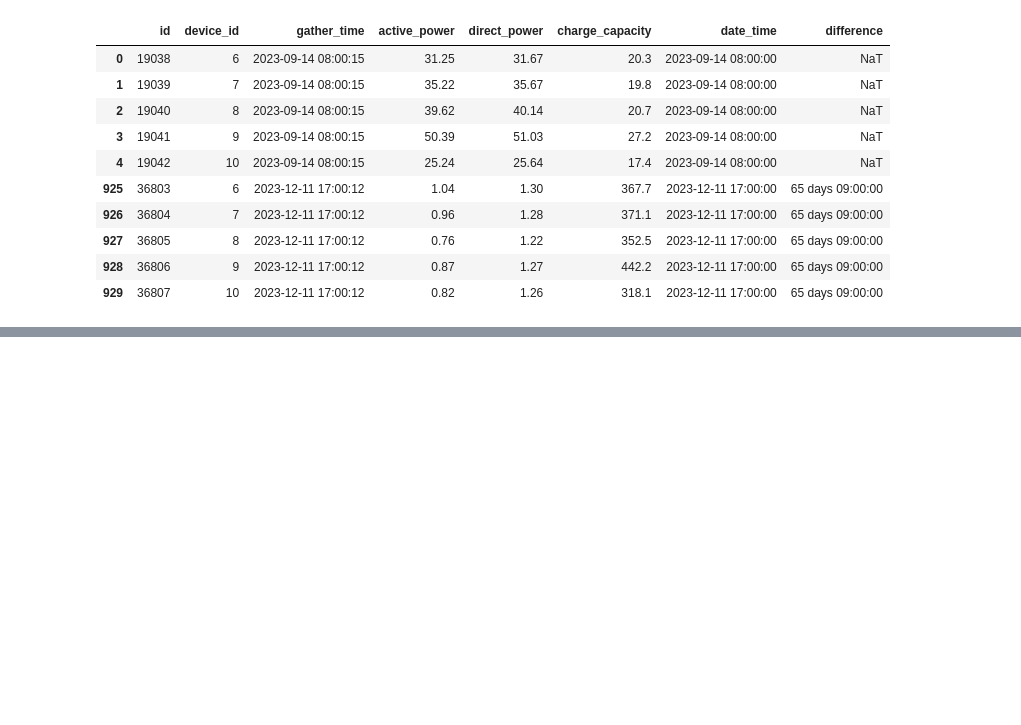
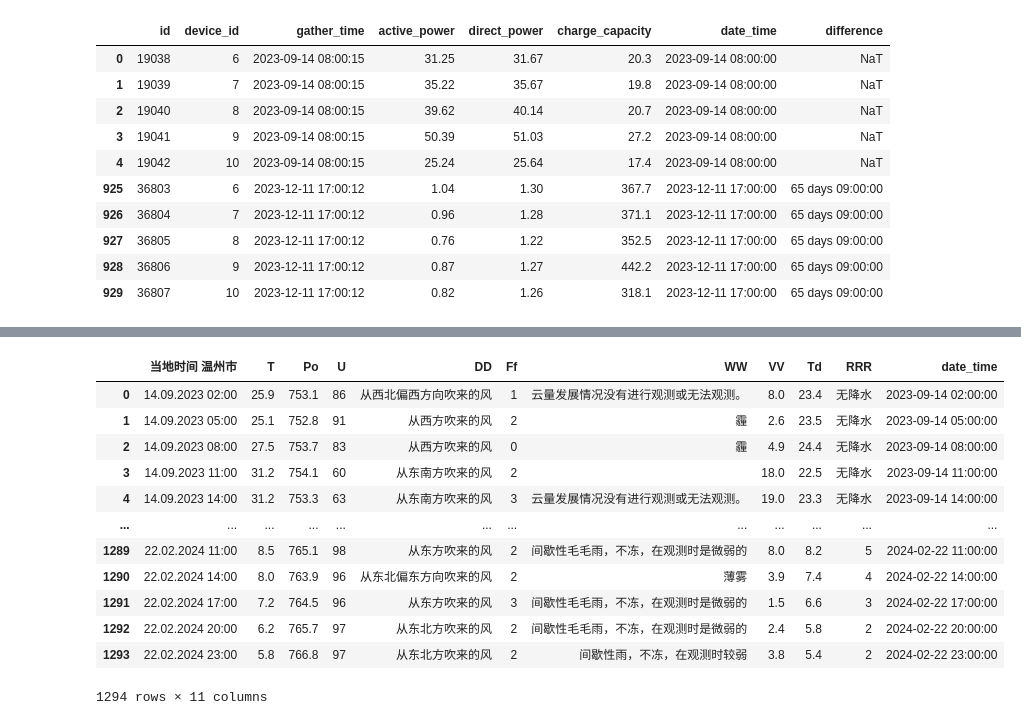
Before and after one commit to UGama/ChenTai_Power_Station, a Jupyter notebook: data_process.ipynb, the cells around one changed output, grey strips where cells are left out. Saved outputs shown, nothing was run; the diff lists cells and outputs as text; code cells hidden in the pictures; blank space fills up the shorter version.

```diff
--- a/data_process.ipynb
+++ b/data_process.ipynb
@@ -465,0 +581,2 @@ df_pv=df_pv_copy
+# %%
+df_weather.drop(['ff3'], axis=1, inplace=True)
@@ -465,0 +647,17 @@ df_pv=df_pv_copy
+# %%
+df_weather['date_time'] = pd.to_datetime(df_weather['当地时间 温州市'], dayfirst=True).dt.floor('min')
+df_weather
+# %% [output]
+|  | 当地时间 温州市 | T | Po | U | DD | Ff | WW | VV | Td | RRR | date_time |
+| 0 | 14.09.2023 02:00 | 25.9 | 753.1 | 86 | 从西北偏西方向吹来的风 | 1 | 云量发展情况没有进行观测或无法观测。 | 8.0 | 23.4 | 无降水 | 2023-09-14 02:00:00 |
+| 1 | 14.09.2023 05:00 | 25.1 | 752.8 | 91 | 从西方吹来的风 | 2 | 霾 | 2.6 | 23.5 | 无降水 | 2023-09-14 05:00:00 |
+| 2 | 14.09.2023 08:00 | 27.5 | 753.7 | 83 | 从西方吹来的风 | 0 | 霾 | 4.9 | 24.4 | 无降水 | 2023-09-14 08:00:00 |
+| 3 | 14.09.2023 11:00 | 31.2 | 754.1 | 60 | 从东南方吹来的风 | 2 |  | 18.0 | 22.5 | 无降水 | 2023-09-14 11:00:00 |
+| 4 | 14.09.2023 14:00 | 31.2 | 753.3 | 63 | 从东南方吹来的风 | 3 | 云量发展情况没有进行观测或无法观测。 | 19.0 | 23.3 | 无降水 | 2023-09-14 14:00:00 |
+| ... | ... | ... | ... | ... | ... | ... | ... | ... | ... | ... | ... |
+| 1289 | 22.02.2024 11:00 | 8.5 | 765.1 | 98 | 从东方吹来的风 | 2 | 间歇性毛毛雨，不冻，在观测时是微弱的 | 8.0 | 8.2 | 5 | 2024-02-22 11:00:00 |
+| 1290 | 22.02.2024 14:00 | 8.0 | 763.9 | 96 | 从东北偏东方向吹来的风 | 2 | 薄雾 | 3.9 | 7.4 | 4 | 2024-02-22 14:00:00 |
+| 1291 | 22.02.2024 17:00 | 7.2 | 764.5 | 96 | 从东方吹来的风 | 3 | 间歇性毛毛雨，不冻，在观测时是微弱的 | 1.5 | 6.6 | 3 | 2024-02-22 17:00:00 |
+| 1292 | 22.02.2024 20:00 | 6.2 | 765.7 | 97 | 从东北方吹来的风 | 2 | 间歇性毛毛雨，不冻，在观测时是微弱的 | 2.4 | 5.8 | 2 | 2024-02-22 20:00:00 |
+| 1293 | 22.02.2024 23:00 | 5.8 | 766.8 | 97 | 从东北方吹来的风 | 2 | 间歇性雨，不冻，在观测时较弱 | 3.8 | 5.4 | 2 | 2024-02-22 23:00:00 |
+1294 rows × 11 columns
```
Also changed, not shown: parts of 20 cells of this notebook, 2 other files.
